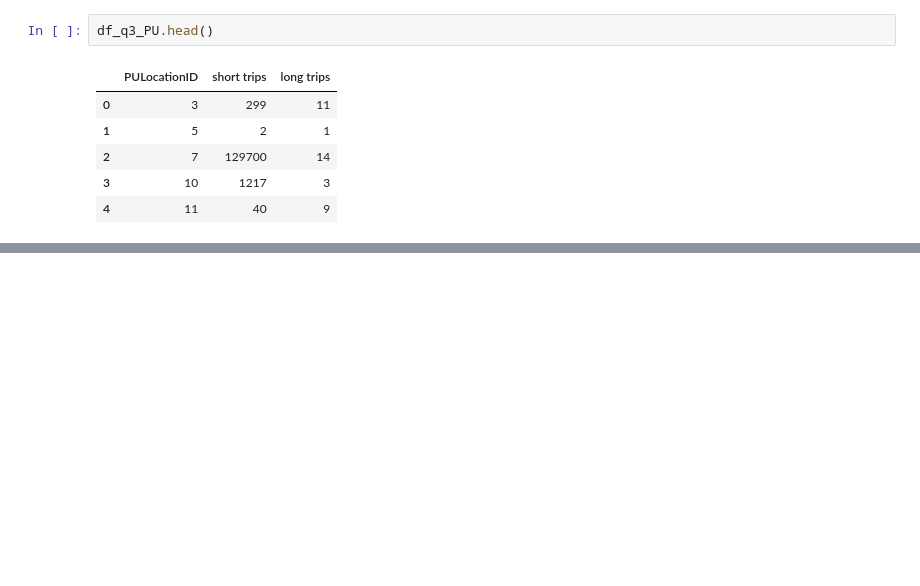
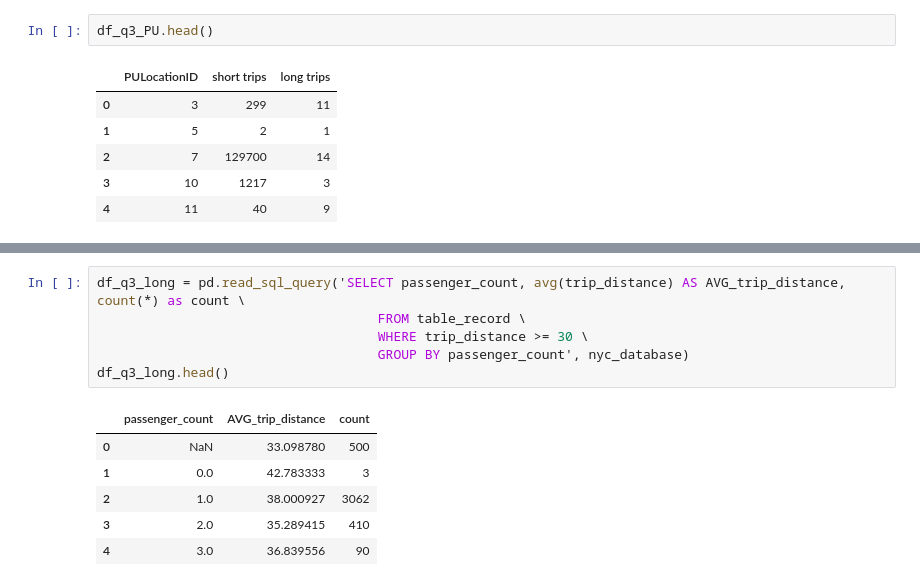
Before and after one commit to crazybber/go-jupyter, a Jupyter notebook: Analyze-NYC-TLC-Green-Car.ipynb, the cells around one changed output, grey strips where cells are left out. Drawn from its saved outputs; the diff is of its cells as text; blank space fills up the shorter version.

```diff
--- a/Analyze-NYC-TLC-Green-Car.ipynb
+++ b/Analyze-NYC-TLC-Green-Car.ipynb
@@ -678,0 +692,13 @@ df_q3_PU.head()
+# %%
+df_q3_long = pd.read_sql_query('SELECT passenger_count, avg(trip_distance) AS AVG_trip_distance, count(*) as count \
+                                    FROM table_record \
+                                    WHERE trip_distance >= 30 \
+                                    GROUP BY passenger_count', nyc_database)
+df_q3_long.head()
+# %% [output]
+|  | passenger_count | AVG_trip_distance | count |
+| 0 | NaN | 33.098780 | 500 |
+| 1 | 0.0 | 42.783333 | 3 |
+| 2 | 1.0 | 38.000927 | 3062 |
+| 3 | 2.0 | 35.289415 | 410 |
+| 4 | 3.0 | 36.839556 | 90 |
```
Also changed, not shown: parts of 4 cells of this notebook, 1 other file.
